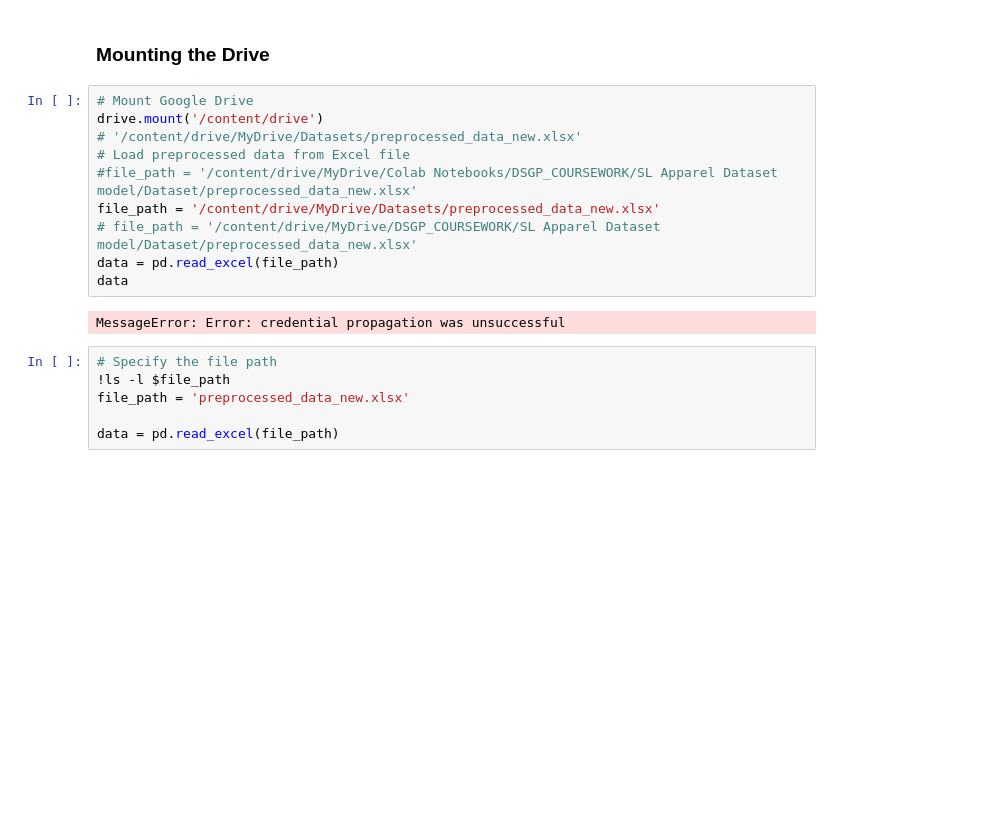
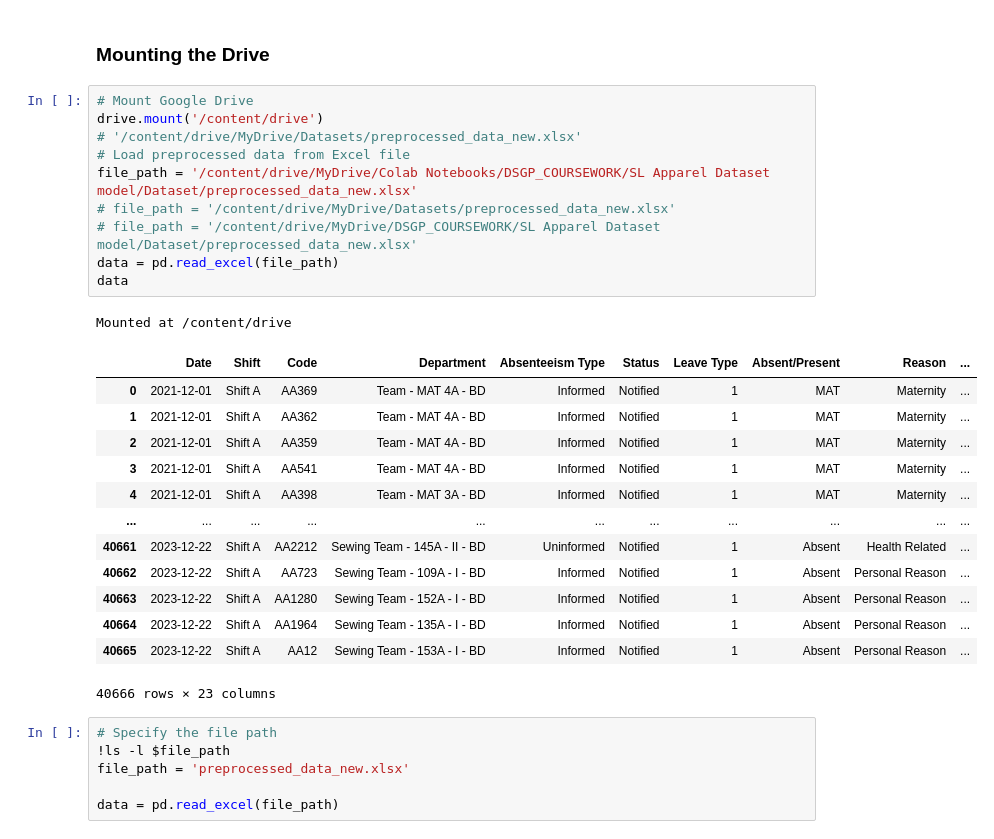
Before and after one commit to DSGP-Group-1-EAPS/SL-Apparel-Dataset, a Jupyter notebook: ARIMA_and_SARIMA_for_MAT.ipynb, the cells around one changed output. Cells and saved outputs as stored; diff of their text form; blank space fills up the shorter version.

```diff
--- a/ARIMA_and_SARIMA_for_MAT.ipynb
+++ b/ARIMA_and_SARIMA_for_MAT.ipynb
@@ -20,15 +20,28 @@ from statsmodels.graphics.tsaplots import plot_pacf
 # %%
 # Mount Google Drive
 drive.mount('/content/drive')
 # '/content/drive/MyDrive/Datasets/preprocessed_data_new.xlsx'
 # Load preprocessed data from Excel file
-#file_path = '/content/drive/MyDrive/Colab Notebooks/DSGP_COURSEWORK/SL Apparel Dataset model/Dataset/preprocessed_data_new.xlsx'
-file_path = '/content/drive/MyDrive/Datasets/preprocessed_data_new.xlsx'
+file_path = '/content/drive/MyDrive/Colab Notebooks/DSGP_COURSEWORK/SL Apparel Dataset model/Dataset/preprocessed_data_new.xlsx'
+# file_path = '/content/drive/MyDrive/Datasets/preprocessed_data_new.xlsx'
 # file_path = '/content/drive/MyDrive/DSGP_COURSEWORK/SL Apparel Dataset model/Dataset/preprocessed_data_new.xlsx'
 data = pd.read_excel(file_path)
 data
 # %% [output]
-MessageError: Error: credential propagation was unsuccessful
+Mounted at /content/drive
+|  | Date | Shift | Code | Department | Absenteeism Type | Status | Leave Type | Absent/Present | Reason | ... |
+| 0 | 2021-12-01 | Shift A | AA369 | Team - MAT 4A - BD | Informed | Notified | 1 | MAT | Maternity | ... |
+| 1 | 2021-12-01 | Shift A | AA362 | Team - MAT 4A - BD | Informed | Notified | 1 | MAT | Maternity | ... |
+| 2 | 2021-12-01 | Shift A | AA359 | Team - MAT 4A - BD | Informed | Notified | 1 | MAT | Maternity | ... |
+| 3 | 2021-12-01 | Shift A | AA541 | Team - MAT 4A - BD | Informed | Notified | 1 | MAT | Maternity | ... |
+| 4 | 2021-12-01 | Shift A | AA398 | Team - MAT 3A - BD | Informed | Notified | 1 | MAT | Maternity | ... |
+| ... | ... | ... | ... | ... | ... | ... | ... | ... | ... | ... |
+| 40661 | 2023-12-22 | Shift A | AA2212 | Sewing Team - 145A - II - BD | Uninformed | Notified | 1 | Absent | Health Related | ... |
+| 40662 | 2023-12-22 | Shift A | AA723 | Sewing Team - 109A - I - BD | Informed | Notified | 1 | Absent | Personal Reason | ... |
+| 40663 | 2023-12-22 | Shift A | AA1280 | Sewing Team - 152A - I - BD | Informed | Notified | 1 | Absent | Personal Reason | ... |
+| 40664 | 2023-12-22 | Shift A | AA1964 | Sewing Team - 135A - I - BD | Informed | Notified | 1 | Absent | Personal Reason | ... |
+| 40665 | 2023-12-22 | Shift A | AA12 | Sewing Team - 153A - I - BD | Informed | Notified | 1 | Absent | Personal Reason | ... |
+40666 rows × 23 columns
 # %%
 # Specify the file path
 !ls -l $file_path
```
Also changed, not shown: parts of 2 cells of this notebook.
